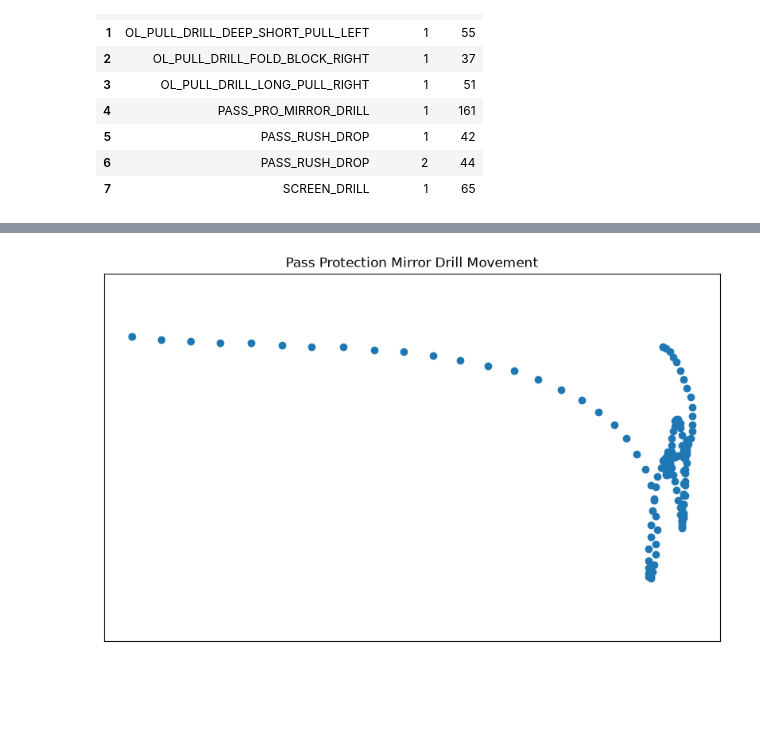
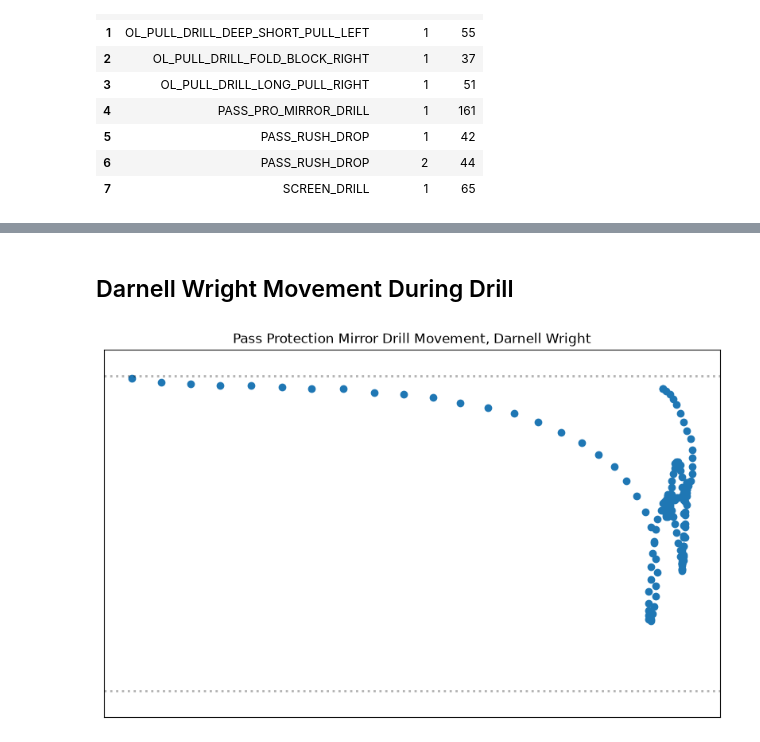
Before and after one commit to hankike/Big_Data_Bowl_27, a Jupyter notebook: combine.ipynb, the cells around one changed output, grey strips where cells are left out. Drawn from its saved outputs; the diff is of its cells as text; code cells hidden in the pictures; blank space fills up the shorter version.

Commit message:
pass pro drill

```diff
--- a/combine.ipynb
+++ b/combine.ipynb
@@ -84,4 +91,22 @@ wright.groupby(['drill_name', 'attempt']).size().reset_index(name='count')
 | 5 | PASS_RUSH_DROP | 1 | 42 |
 | 6 | PASS_RUSH_DROP | 2 | 44 |
 | 7 | SCREEN_DRILL | 1 | 65 |
+# %%
+wright_weight = combine_results.loc[
+    combine_results['nfl_id'] == 55874,
+    'combine_weight'
+].iloc[0]
+
+paris_weight = combine_results.loc[
+    combine_results['nfl_id'] == 55870,
+    'combine_weight'
+].iloc[0]
+# %%
+wright['force'] = (
+    wright['a'] * (wright_weight / 2.20462)
+).round(2)
+
+paris['force'] = (
+    paris['a'] * (paris_weight / 2.20462)
+).round(2)
 # %% [markdown]
@@ -93,14 +120,14 @@ The first focus is on his pass rush drop drill for attempt one
 # %%
-pass_pro = wright.loc[
+pass_pro_wright = wright.loc[
     (wright['drill_name'] == 'PASS_PRO_MIRROR_DRILL') &
     (wright['attempt'] == 1),
-    ['x', 'y', 'a', 'time']
+    ['x', 'y', 'a', 'time', 'force']
 ].rename(columns = {'a': 'acceleration'})
 
 # Convert time to datetime
-pass_pro['time'] = pd.to_datetime(pass_pro['time'])
+pass_pro_wright['time'] = pd.to_datetime(pass_pro_wright['time'])
 
 # Calculate elapsed time
-pass_pro['time'] = (
-    pass_pro['time'] - pass_pro['time'].min()
+pass_pro_wright['time'] = (
+    pass_pro_wright['time'] - pass_pro_wright['time'].min()
 ).dt.total_seconds()
@@ -142,14 +196,19 @@ plt.show()
+# %% [markdown]
+## Darnell Wright Movement During Drill
 # %%
 plt.figure(figsize=(10, 6))
-plt.scatter(pass_pro['x'], pass_pro['y'])
+plt.scatter(pass_pro_wright['x'], pass_pro_wright['y'])
+
+plt.axhline(y = 23.61, color = 'black', linestyle = ':', linewidth = 2, alpha = 0.3)
+plt.axhline(y = 29.69, color = 'black', linestyle = ':', linewidth = 2, alpha = 0.3)
 
 plt.xticks([])
 plt.yticks([])
 
-plt.title('Pass Protection Mirror Drill Movement')
+plt.title('Pass Protection Mirror Drill Movement, Darnell Wright')
 
 plt.axis('equal')
 plt.gca().invert_xaxis()
 plt.show()
 # %% [output]
-[figure, old version]
+[figure, new version]
```
Also changed, not shown: parts of 14 cells of this notebook.
